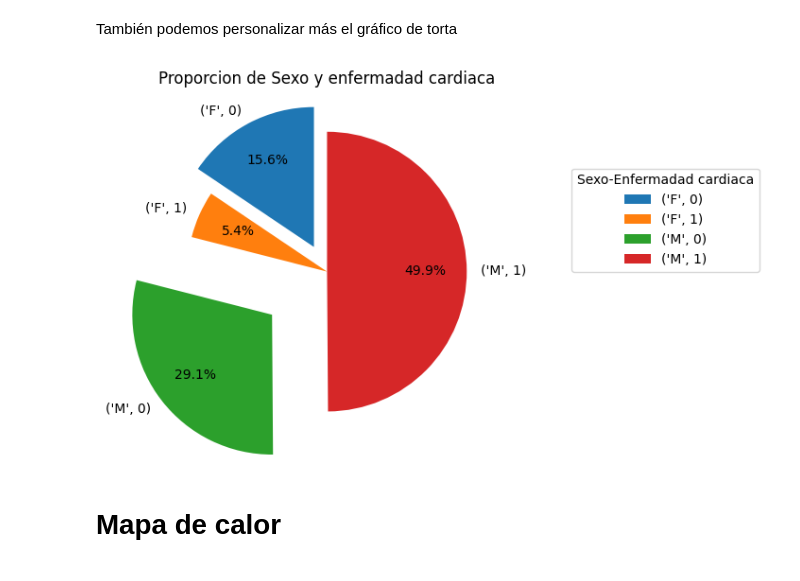
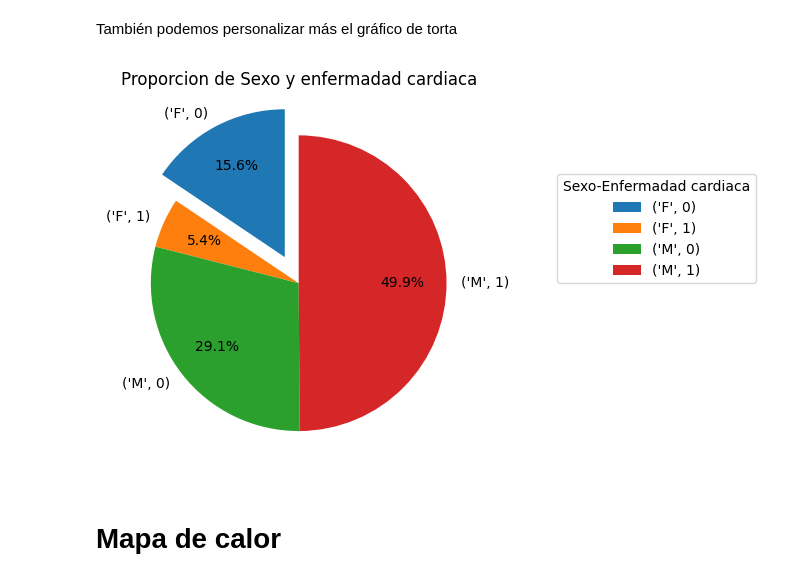
Before and after one commit to Hernan4444/INF3842-2024-1, a Jupyter notebook: Codigos/Clase_4_Visualizaciones_Tabulares_Matplotlib_Seaborn.ipynb, the cells around one changed output. Cells and saved outputs as stored; diff of their text form; code cells hidden in the pictures.

```diff
--- a/Codigos/Clase_4_Visualizaciones_Tabulares_Matplotlib_Seaborn.ipynb
+++ b/Codigos/Clase_4_Visualizaciones_Tabulares_Matplotlib_Seaborn.ipynb
@@ -94,7 +94,6 @@ for model_name, model in models.items():
     pipeline = Pipeline(steps=[('preprocessor', preprocessor),
                                ('model', model)])
     pipeline.fit(X_train, y_train)
-    y_pred = pipeline.predict(X_test)
     df[model_name + '_prediction'] = pipeline.predict(X)
 
 df.head()
@@ -437,25 +444,25 @@ También podemos personalizar más el gráfico de torta
 # %%
 new_df = df.groupby(["Sex", "HeartDisease"]).size()
 
 pie_plot = plt.pie(new_df,
                    labels=new_df.index,
                    autopct='%1.1f%%', # Ver texto
-                   explode=[0.2, 0, 0.5, 0], # Angulo de salida de cada sector
+                   explode=[0.2, 0, 0, 0], # Angulo de salida de cada sector
                    startangle=90, # Angulo de inicio
                    pctdistance=0.7, # Distancia del texto (porcentaje) con el centro
                    radius=1 # Tamaño
                    )
 
 plt.legend(pie_plot[0], new_df.index,
            title="Sexo-Enfermadad cardiaca",
            loc=(1.2, 0.5)) # Con Loc uno puede jugar con la posición de la legenda
 
 #Se asigna un título al gráfico
 plt.title("Proporcion de Sexo y enfermadad cardiaca", pad=10)
 
 plt.show()
 # %% [output]
-[figure, old version]
+[figure, new version]
 # %% [markdown]
 # Mapa de calor
 # %% [markdown]
```
Also changed, not shown: parts of 13 cells of this notebook.
